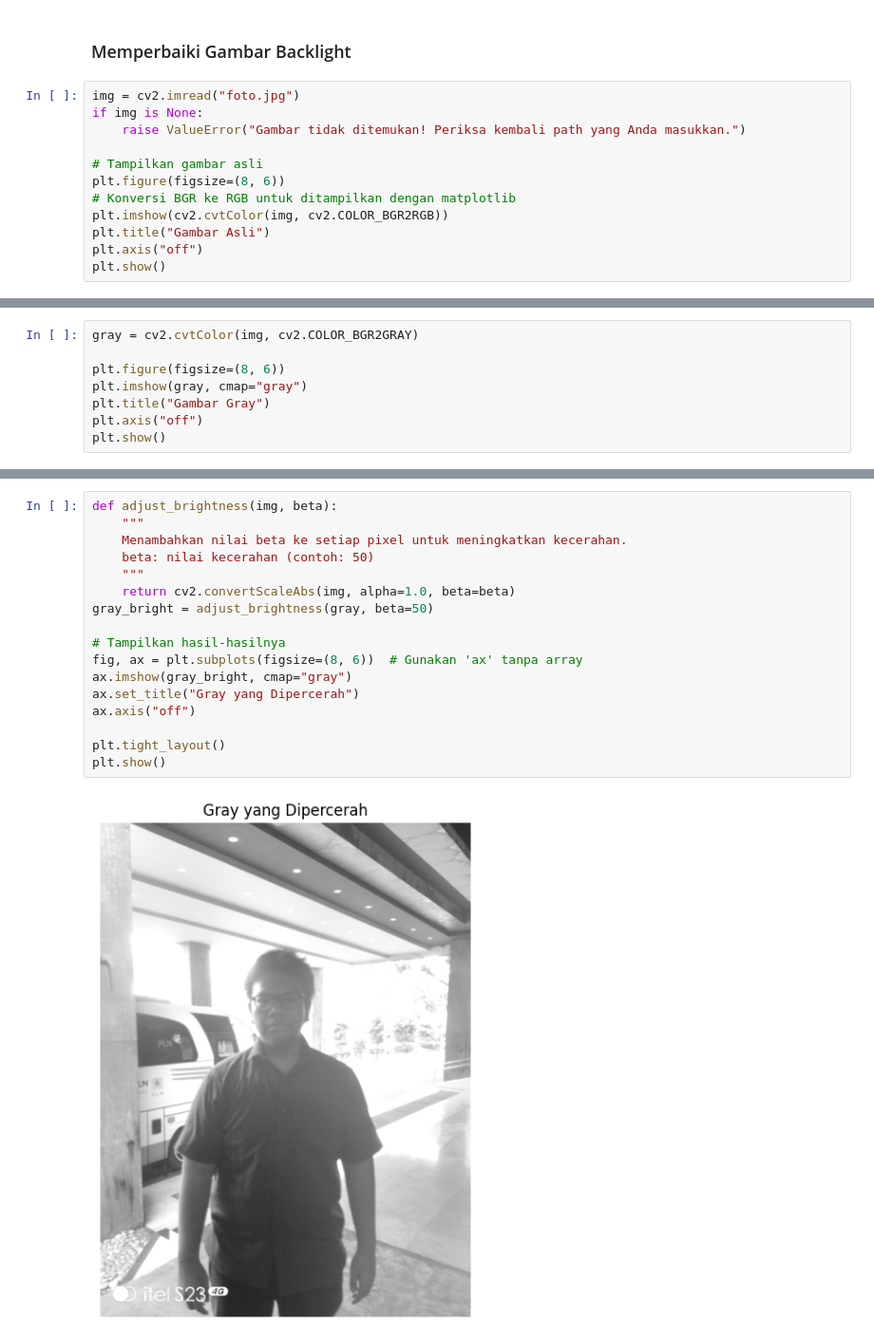
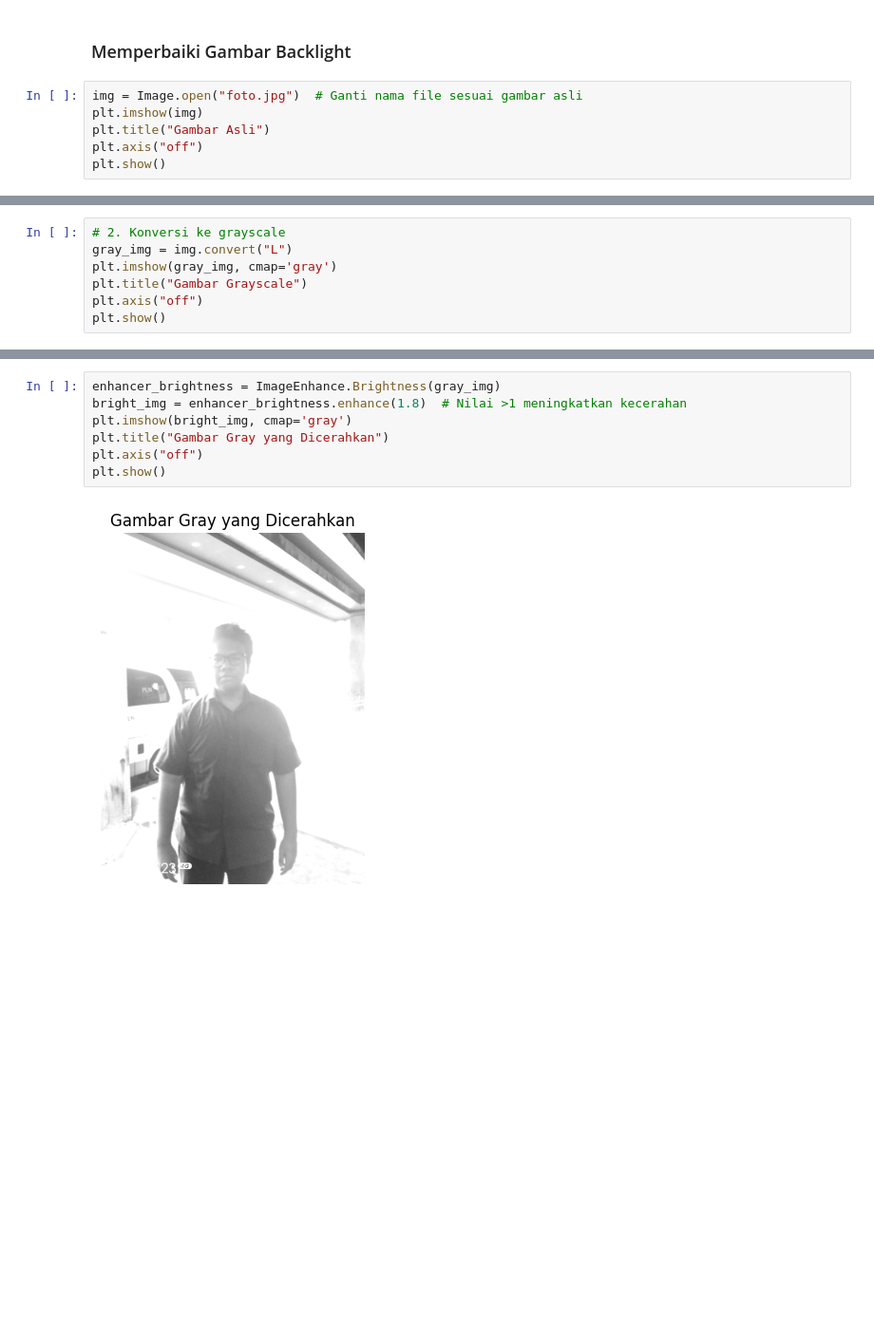
Before and after one commit to davidgbrils/UTS_PCD_202331243_A_ITPLN.-, a Jupyter notebook: UTS_PCD_202331243_A_ITPLN.ipynb, the cells around one changed output, grey strips where cells are left out. Shown at 95% size. Drawn from its saved outputs; the diff is of its cells as text; blank space fills up the shorter version.

```diff
--- a/UTS_PCD_202331243_A_ITPLN.ipynb
+++ b/UTS_PCD_202331243_A_ITPLN.ipynb
@@ -227,14 +229,8 @@ plt.show()
 # %% [markdown]
 ### Memperbaiki Gambar Backlight
 # %%
-img = cv2.imread("foto.jpg")
-if img is None:
-    raise ValueError("Gambar tidak ditemukan! Periksa kembali path yang Anda masukkan.")
-
-# Tampilkan gambar asli
-plt.figure(figsize=(8, 6))
-# Konversi BGR ke RGB untuk ditampilkan dengan matplotlib
-plt.imshow(cv2.cvtColor(img, cv2.COLOR_BGR2RGB))
+img = Image.open("foto.jpg")  # Ganti nama file sesuai gambar asli
+plt.imshow(img)
 plt.title("Gambar Asli")
 plt.axis("off")
 plt.show()
@@ -243,9 +239,8 @@ plt.show()
 # %%
-gray = cv2.cvtColor(img, cv2.COLOR_BGR2GRAY)
-
-plt.figure(figsize=(8, 6))
-plt.imshow(gray, cmap="gray")
-plt.title("Gambar Gray")
+# 2. Konversi ke grayscale
+gray_img = img.convert("L")
+plt.imshow(gray_img, cmap='gray')
+plt.title("Gambar Grayscale")
 plt.axis("off")
 plt.show()
 # %% [output]
@@ -253,20 +248,10 @@ plt.show()
 # %%
-def adjust_brightness(img, beta):
-    """
-    Menambahkan nilai beta ke setiap pixel untuk meningkatkan kecerahan.
-    beta: nilai kecerahan (contoh: 50)
-    """
-    return cv2.convertScaleAbs(img, alpha=1.0, beta=beta)
-gray_bright = adjust_brightness(gray, beta=50)
-
-# Tampilkan hasil-hasilnya
-fig, ax = plt.subplots(figsize=(8, 6))  # Gunakan 'ax' tanpa array
-ax.imshow(gray_bright, cmap="gray")
-ax.set_title("Gray yang Dipercerah")
-ax.axis("off")
-
-plt.tight_layout()
+enhancer_brightness = ImageEnhance.Brightness(gray_img)
+bright_img = enhancer_brightness.enhance(1.8)  # Nilai >1 meningkatkan kecerahan
+plt.imshow(bright_img, cmap='gray')
+plt.title("Gambar Gray yang Dicerahkan")
+plt.axis("off")
 plt.show()
 # %% [output]
-[figure, old version]
+[figure, new version]
 # %%
```
Also changed, not shown: parts of 6 cells of this notebook, 1 other file.
